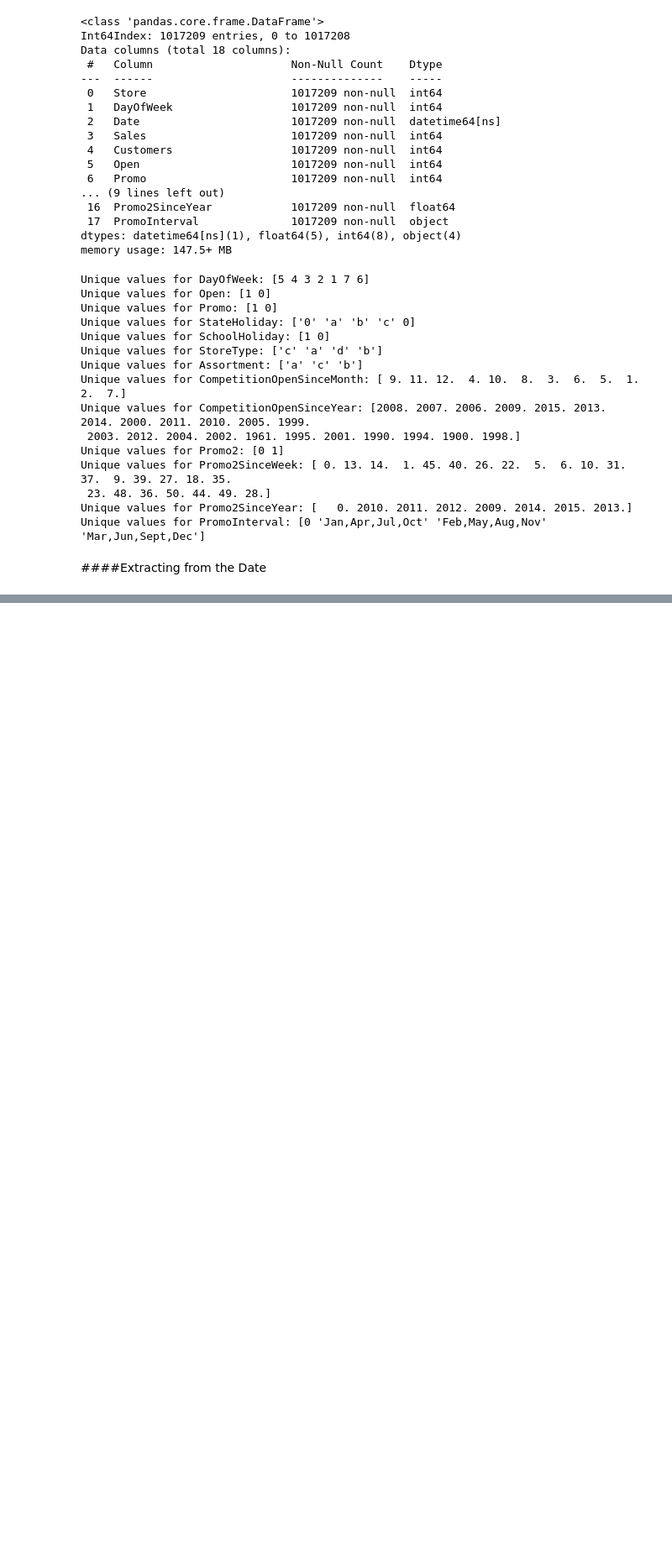
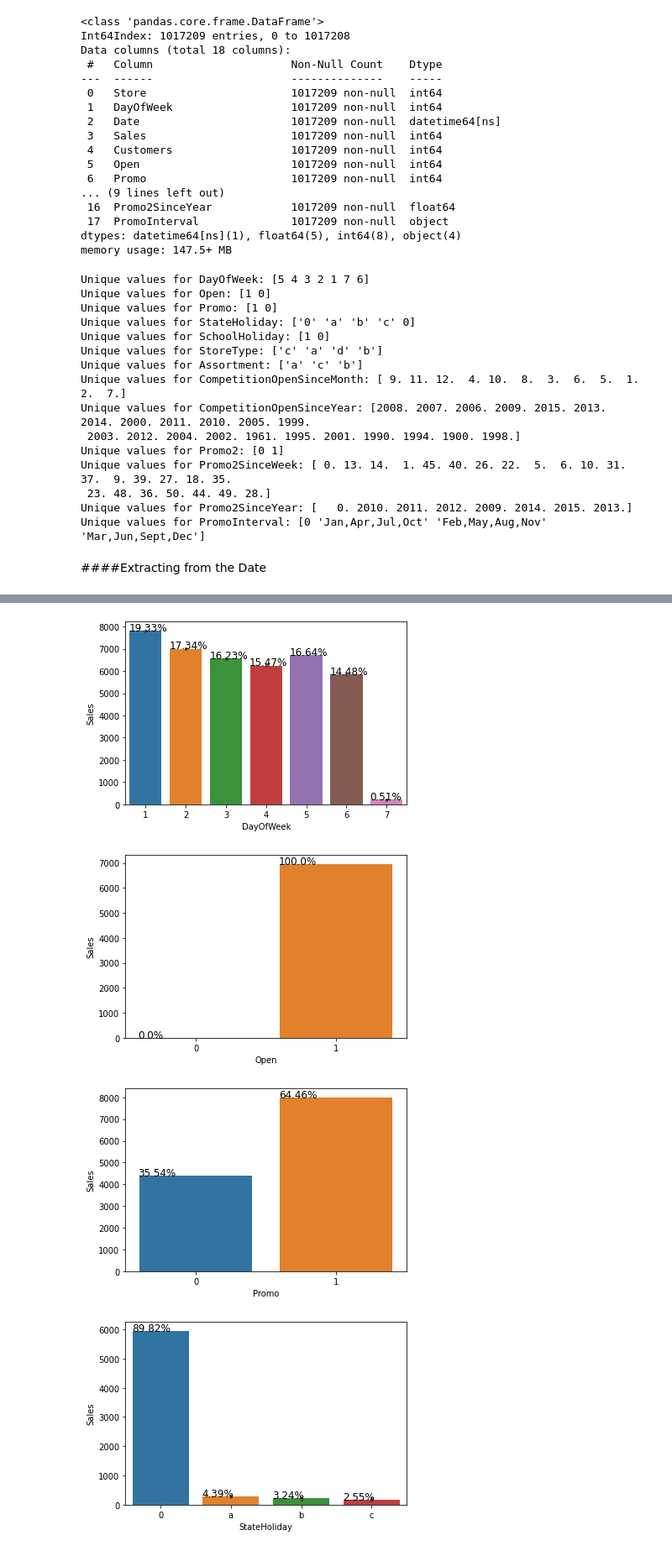
Before and after one commit to vithika-karan/Retail-Sales-Prediction, a Jupyter notebook: Rossmann_Sales_Prediction_Vithika_Karan.ipynb, the cells around one changed output, grey strips where cells are left out. Shown at 84% size. Drawn from its saved outputs; the diff is of its cells as text; code cells hidden in the pictures; blank space fills up the shorter version.

```diff
--- a/Rossmann_Sales_Prediction_Vithika_Karan.ipynb
+++ b/Rossmann_Sales_Prediction_Vithika_Karan.ipynb
@@ -263,0 +268,22 @@ years = df['Year'].unique()
+# %%
+#code for barplots of the categorical variables against sales
+#iterating over the categorical variables and ploting each of them
+categorical_variables = ['DayOfWeek','Open','Promo','StateHoliday','SchoolHoliday','StoreType','Assortment',
+                         'CompetitionOpenSinceMonth','Promo2','Promo2SinceYear','PromoInterval']
+for value in categorical_variables:
+  ax = sns.barplot(x=df[value], y=df['Sales'])
+  totals = []
+  for i in ax.patches: #for every patch in the barplot ax
+      totals.append(i.get_height()) #append height for each patch
+
+  total = sum(totals) #sum of each patch height for a plot
+
+  for i in ax.patches:
+      ax.text(i.get_x() - .01, i.get_height() + .5, \
+              str(round((i.get_height()/total)*100, 2))+'%', fontsize=12)  #text position and formula for percentage
+  plt.show()
+# %% [output]
+[figure, added]
+[figure, added]
+[figure, added]
+[figure, added]
```
Also changed, not shown: parts of 7 cells of this notebook.
